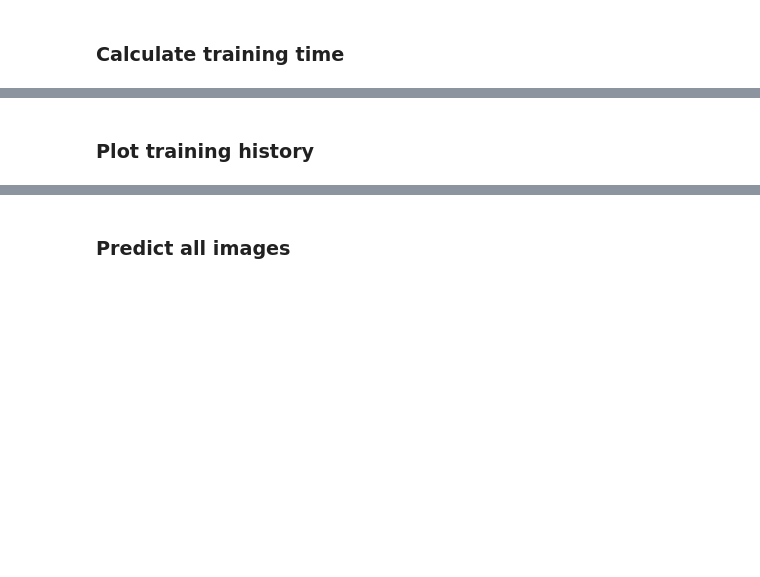
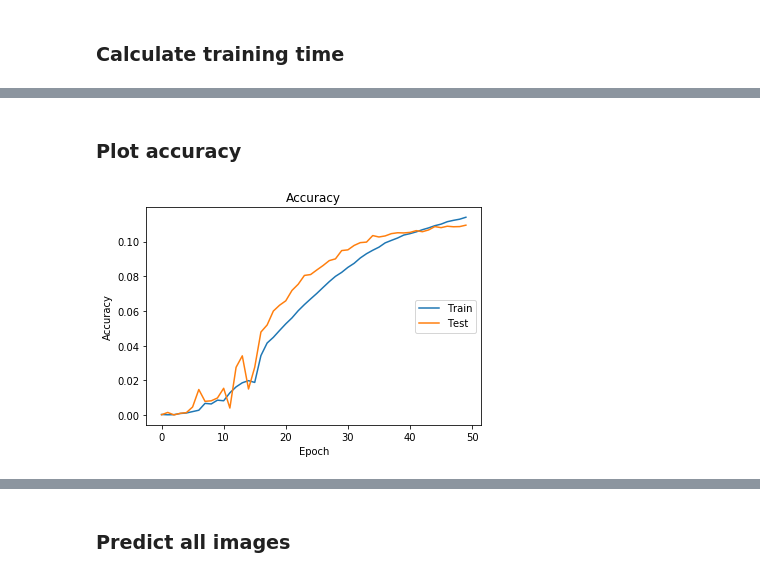
Before and after one commit to abieren/DL-Seminar-ResNet-DenseNet, a Jupyter notebook: Colab-Notebook-ResNet-DenseNet.ipynb, the cells around one changed output, grey strips where cells are left out. Drawn from its saved outputs; the diff is of its cells as text; code cells hidden in the pictures; blank space fills up the shorter version.

```diff
--- a/Colab-Notebook-ResNet-DenseNet.ipynb
+++ b/Colab-Notebook-ResNet-DenseNet.ipynb
@@ -533,3 +691,14 @@ def plot_history(history):
+# %%
+import matplotlib.pyplot as plt
+
+def plot_history(history, history_keys, legend, ylabel, title):
+  for key in history_keys:
+    plt.plot(history[key])
+  plt.title(title)
+  plt.ylabel(ylabel)
+  plt.xlabel("Epoch")
+  plt.legend(legend, loc='center right')
+  plt.show()
 # %%
 def find_falsely_classified_images(preds, labels, images, paths):
   mask = preds != labels
@@ -593,4 +806,10 @@ training_seconds(TRAINING_SESSION) / 60   # minutes
 # %% [markdown]
-### Plot training history
+### Plot accuracy
 # %%
-plot_history(merge_all_histories(TRAINING_SESSION.training_history))
+plot_history(
+    merge_all_histories(TRAINING_SESSION.training_history),
+    ["accuracy", "val_accuracy"],
+    ["Train", "Test"],
+    "Accuracy", "Accuracy")
+# %% [output]
+[figure, added]
```
Also changed, not shown: parts of 68 cells of this notebook.
